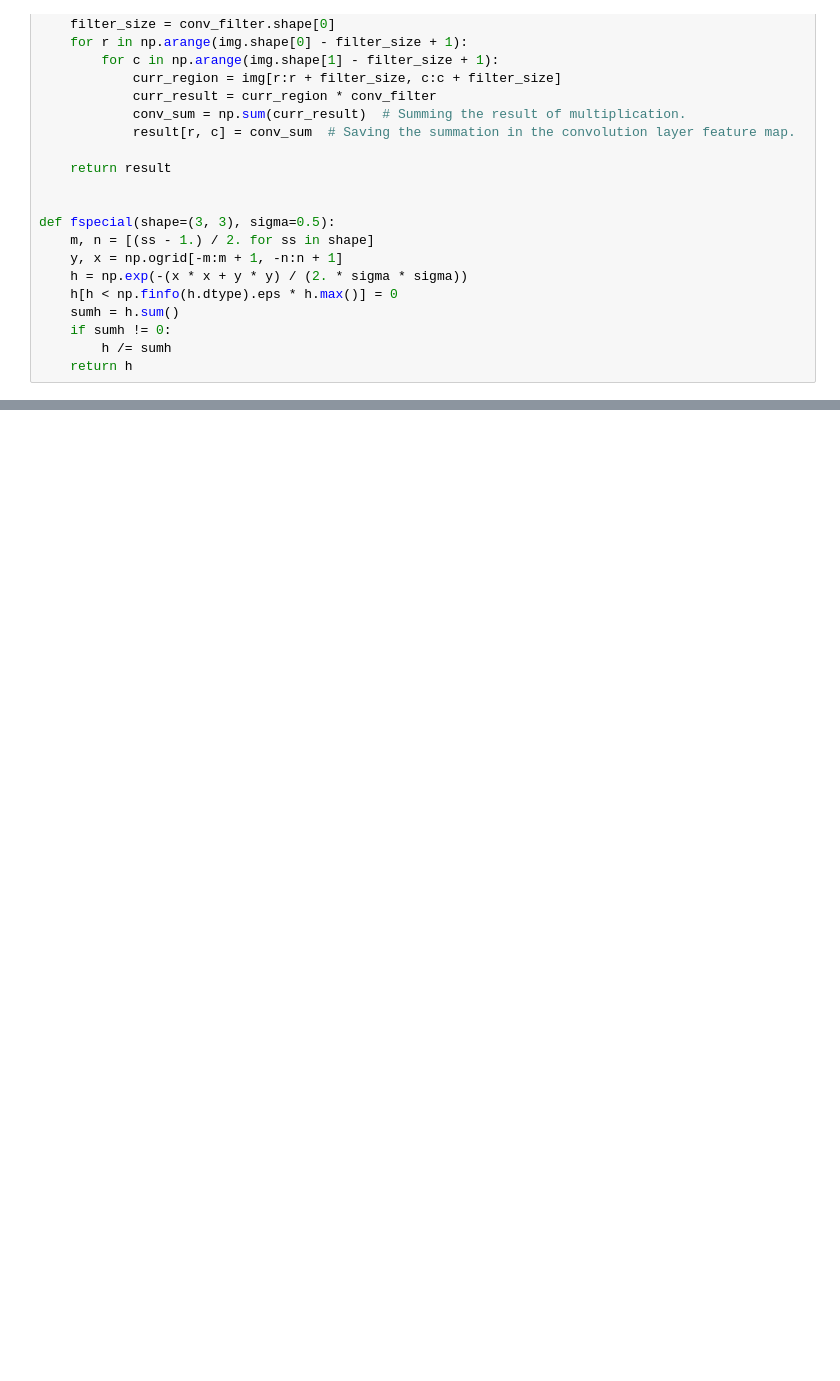
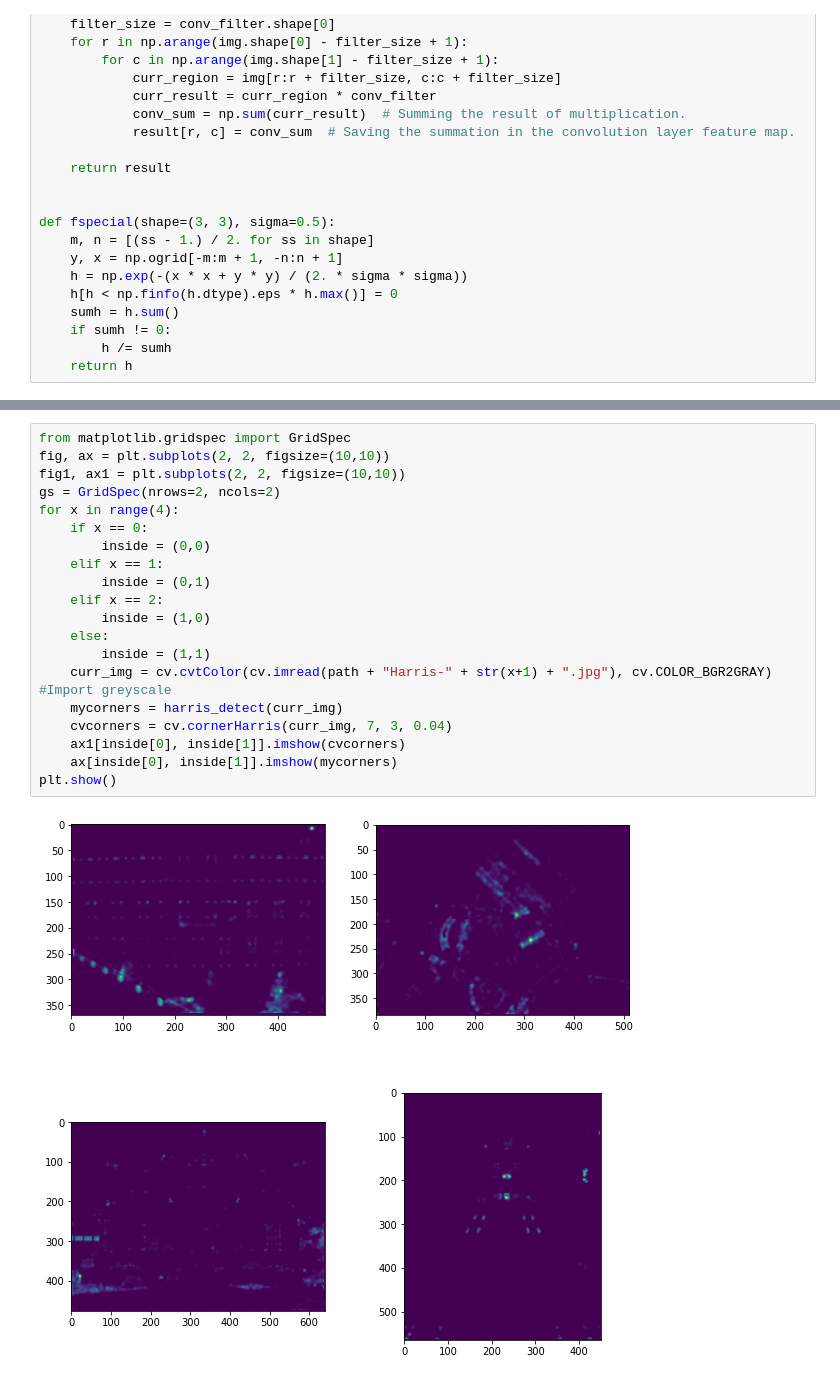
Before and after one commit to Campbell-Rankine/CLab-2, a Jupyter notebook: Task1/HarrisCorner.ipynb, the cells around one changed output, grey strips where cells are left out. Saved outputs shown, nothing was run; the diff lists cells and outputs as text; blank space fills up the shorter version.

Commit message:
Harris corner detection

```diff
--- a/Task1/HarrisCorner.ipynb
+++ b/Task1/HarrisCorner.ipynb
@@ -55,0 +105,22 @@ def harris_detect(img): #Inputs(Greyscale image)
+# %%
+from matplotlib.gridspec import GridSpec
+fig, ax = plt.subplots(2, 2, figsize=(10,10))
+fig1, ax1 = plt.subplots(2, 2, figsize=(10,10))
+gs = GridSpec(nrows=2, ncols=2)
+for x in range(4):
+    if x == 0:
+        inside = (0,0)
+    elif x == 1:
+        inside = (0,1)
+    elif x == 2:
+        inside = (1,0)
+    else:
+        inside = (1,1)
+    curr_img = cv.cvtColor(cv.imread(path + "Harris-" + str(x+1) + ".jpg"), cv.COLOR_BGR2GRAY) #Import greyscale
+    mycorners = harris_detect(curr_img)
+    cvcorners = cv.cornerHarris(curr_img, 7, 3, 0.04)
+    ax1[inside[0], inside[1]].imshow(cvcorners)
+    ax[inside[0], inside[1]].imshow(mycorners)
+plt.show()
+# %% [output]
+[figure, added]
```
Also changed, not shown: parts of 2 cells of this notebook.
